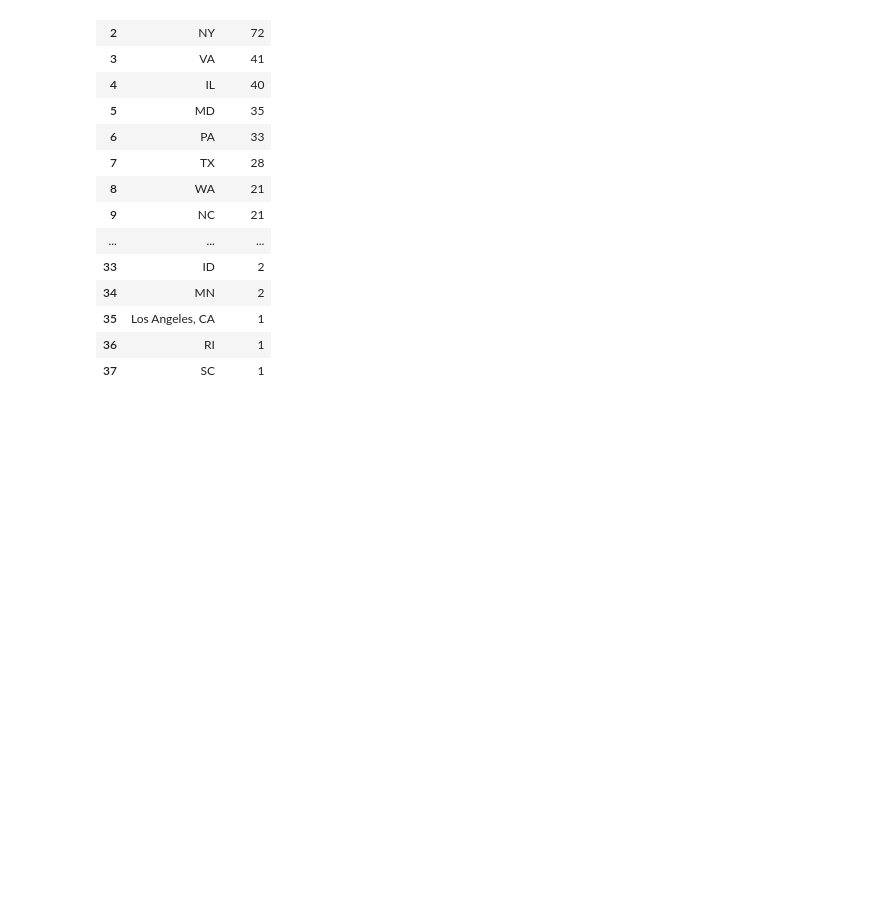
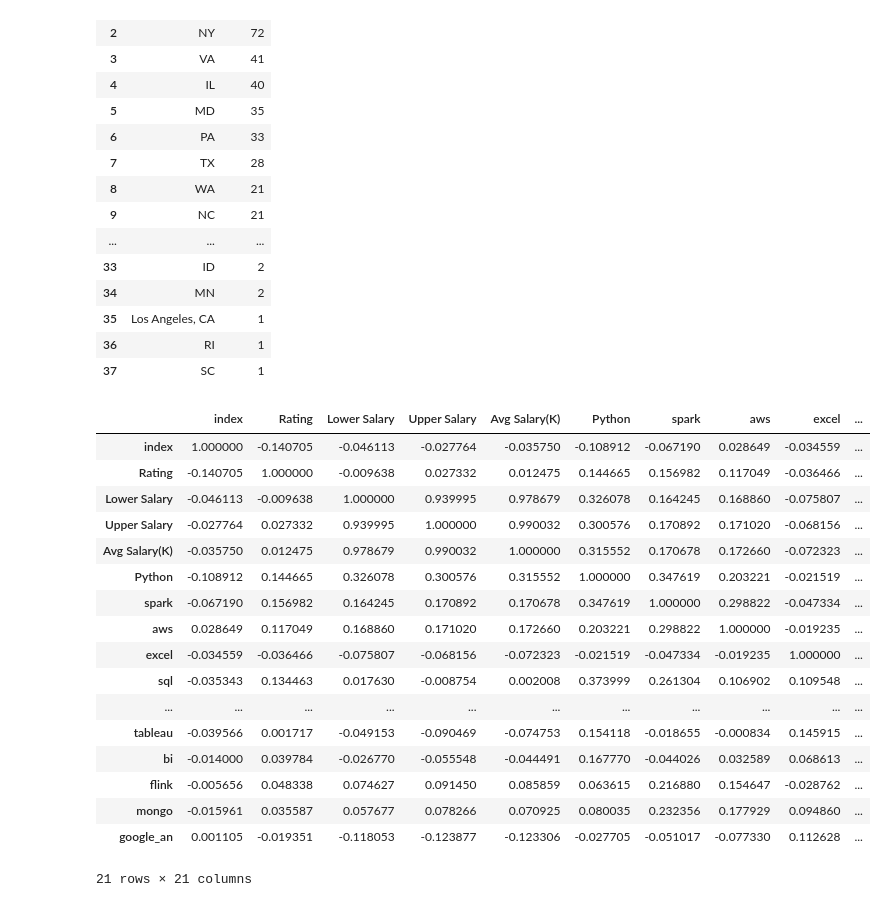
Before and after one commit to Kimmieli/Final-Project-DataScience-Salaries, a Jupyter notebook: FinalProject_Week2_Wrangling..ipynb, the cells around one changed output. Cells and saved outputs as stored; diff of their text form; code cells hidden in the pictures; blank space fills up the shorter version.

```diff
--- a/FinalProject_Week2_Wrangling..ipynb
+++ b/FinalProject_Week2_Wrangling..ipynb
@@ -125,3 +125,24 @@ state_count
 | 35 | Los Angeles, CA | 1 |
 | 36 | RI | 1 |
 | 37 | SC | 1 |
+# %%
+Salaries.corr(method='pearson')
+# %% [output]
+|  | index | Rating | Lower Salary | Upper Salary | Avg Salary(K) | Python | spark | aws | excel | ... |
+| index | 1.000000 | -0.140705 | -0.046113 | -0.027764 | -0.035750 | -0.108912 | -0.067190 | 0.028649 | -0.034559 | ... |
+| Rating | -0.140705 | 1.000000 | -0.009638 | 0.027332 | 0.012475 | 0.144665 | 0.156982 | 0.117049 | -0.036466 | ... |
+| Lower Salary | -0.046113 | -0.009638 | 1.000000 | 0.939995 | 0.978679 | 0.326078 | 0.164245 | 0.168860 | -0.075807 | ... |
+| Upper Salary | -0.027764 | 0.027332 | 0.939995 | 1.000000 | 0.990032 | 0.300576 | 0.170892 | 0.171020 | -0.068156 | ... |
+| Avg Salary(K) | -0.035750 | 0.012475 | 0.978679 | 0.990032 | 1.000000 | 0.315552 | 0.170678 | 0.172660 | -0.072323 | ... |
+| Python | -0.108912 | 0.144665 | 0.326078 | 0.300576 | 0.315552 | 1.000000 | 0.347619 | 0.203221 | -0.021519 | ... |
+| spark | -0.067190 | 0.156982 | 0.164245 | 0.170892 | 0.170678 | 0.347619 | 1.000000 | 0.298822 | -0.047334 | ... |
+| aws | 0.028649 | 0.117049 | 0.168860 | 0.171020 | 0.172660 | 0.203221 | 0.298822 | 1.000000 | -0.019235 | ... |
+| excel | -0.034559 | -0.036466 | -0.075807 | -0.068156 | -0.072323 | -0.021519 | -0.047334 | -0.019235 | 1.000000 | ... |
+| sql | -0.035343 | 0.134463 | 0.017630 | -0.008754 | 0.002008 | 0.373999 | 0.261304 | 0.106902 | 0.109548 | ... |
+| ... | ... | ... | ... | ... | ... | ... | ... | ... | ... | ... |
+| tableau | -0.039566 | 0.001717 | -0.049153 | -0.090469 | -0.074753 | 0.154118 | -0.018655 | -0.000834 | 0.145915 | ... |
+| bi | -0.014000 | 0.039784 | -0.026770 | -0.055548 | -0.044491 | 0.167770 | -0.044026 | 0.032589 | 0.068613 | ... |
+| flink | -0.005656 | 0.048338 | 0.074627 | 0.091450 | 0.085859 | 0.063615 | 0.216880 | 0.154647 | -0.028762 | ... |
+| mongo | -0.015961 | 0.035587 | 0.057677 | 0.078266 | 0.070925 | 0.080035 | 0.232356 | 0.177929 | 0.094860 | ... |
+| google_an | 0.001105 | -0.019351 | -0.118053 | -0.123877 | -0.123306 | -0.027705 | -0.051017 | -0.077330 | 0.112628 | ... |
+21 rows × 21 columns
```
Also changed, not shown: parts of 1 cell of this notebook.
